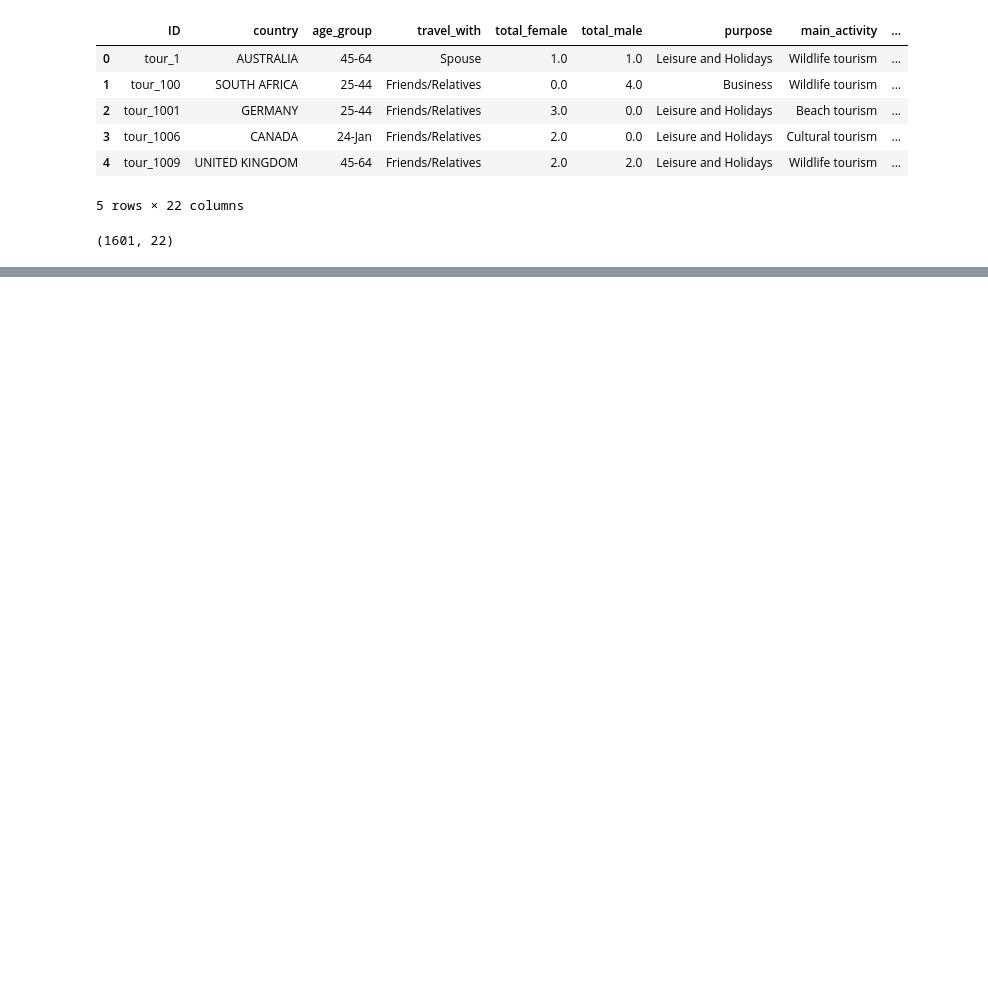
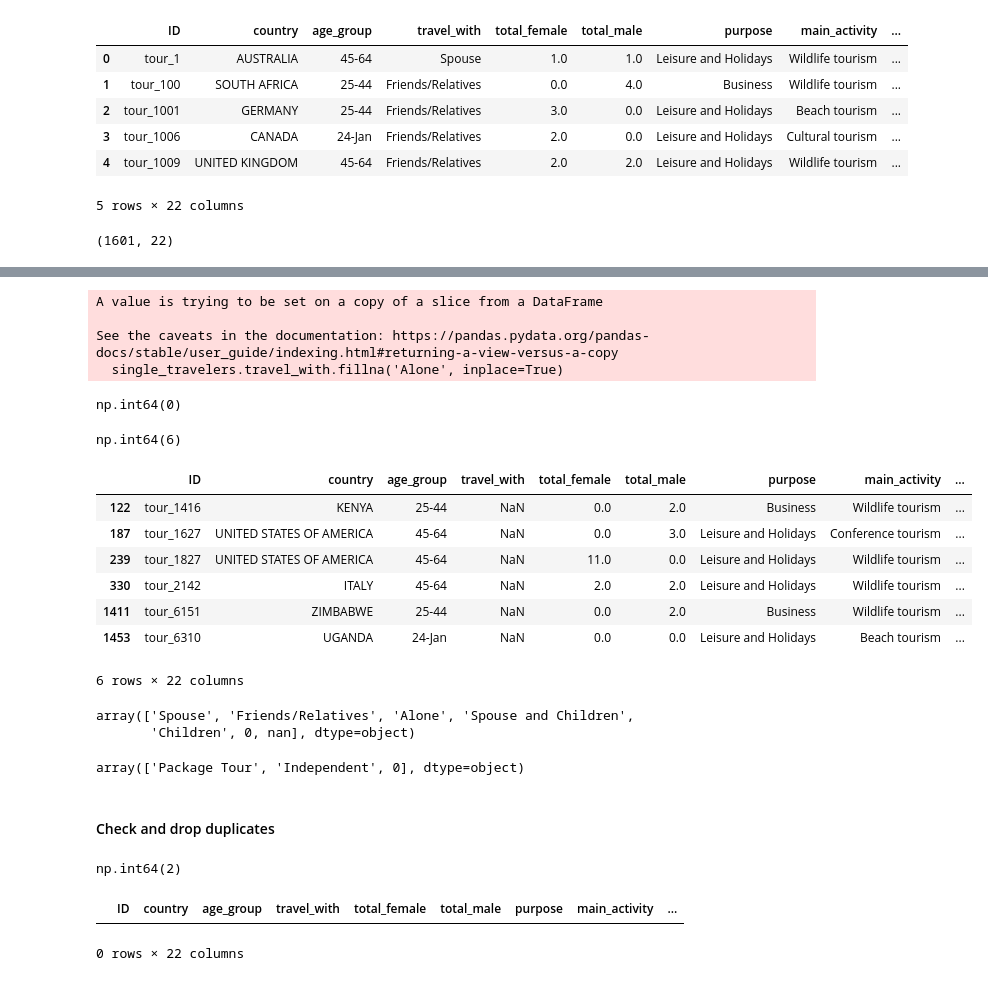
Before and after one commit to normanmunge/tanzania-tourism-eda, a Jupyter notebook: tanzanian-analysis-eda.ipynb, the cells around one changed output, grey strips where cells are left out. Drawn from its saved outputs; the diff is of its cells as text; code cells hidden in the pictures; blank space fills up the shorter version.

```diff
--- a/tanzanian-analysis-eda.ipynb
+++ b/tanzanian-analysis-eda.ipynb
@@ -18,0 +83,2 @@ tourists_df.shape
+# %%
+missing_travel_companions = tourists_df[tourists_df.travel_with.isnull()]
@@ -18,0 +89,50 @@ tourists_df.shape
+# %%
+single_travelers = missing_travel_companions[(missing_travel_companions.travel_with.isnull()) & (missing_travel_companions.total_female == 1) | (missing_travel_companions.total_male == 1)]
+# %%
+single_travelers.travel_with.fillna('Alone', inplace=True)
+# %% [output]
+A value is trying to be set on a copy of a slice from a DataFrame
+
+See the caveats in the documentation: https://pandas.pydata.org/pandas-docs/stable/user_guide/indexing.html#returning-a-view-versus-a-copy
+  single_travelers.travel_with.fillna('Alone', inplace=True)
+# %%
+single_travelers.travel_with.isnull().sum()
+# %% [output]
+np.int64(0)
+# %%
+tourists_df.travel_with.fillna(single_travelers.travel_with, inplace=True)
+# %%
+tourists_df.travel_with.isnull().sum()
+# %% [output]
+np.int64(6)
+# %%
+tourists_df[tourists_df.travel_with.isnull()]
+# %% [output]
+|  | ID | country | age_group | travel_with | total_female | total_male | purpose | main_activity | ... |
+| 122 | tour_1416 | KENYA | 25-44 | NaN | 0.0 | 2.0 | Business | Wildlife tourism | ... |
+| 187 | tour_1627 | UNITED STATES OF AMERICA | 45-64 | NaN | 0.0 | 3.0 | Leisure and Holidays | Conference tourism | ... |
+| 239 | tour_1827 | UNITED STATES OF AMERICA | 45-64 | NaN | 11.0 | 0.0 | Leisure and Holidays | Wildlife tourism | ... |
+| 330 | tour_2142 | ITALY | 45-64 | NaN | 2.0 | 2.0 | Leisure and Holidays | Wildlife tourism | ... |
+| 1411 | tour_6151 | ZIMBABWE | 25-44 | NaN | 0.0 | 2.0 | Business | Wildlife tourism | ... |
+| 1453 | tour_6310 | UGANDA | 24-Jan | NaN | 0.0 | 0.0 | Leisure and Holidays | Beach tourism | ... |
+6 rows × 22 columns
+# %%
+tourists_df.travel_with.unique()
+# %% [output]
+array(['Spouse', 'Friends/Relatives', 'Alone', 'Spouse and Children',
+       'Children', 0, nan], dtype=object)
+# %%
+tourists_df.tour_arrangement.unique()
+# %% [output]
+array(['Package Tour', 'Independent', 0], dtype=object)
+# %% [markdown]
+#### Check and drop duplicates
+# %%
+tourists_df.duplicated().sum()
+# %% [output]
+np.int64(2)
+# %%
+tourists_df.drop(tourists_df.duplicated().index)
+# %% [output]
+|  | ID | country | age_group | travel_with | total_female | total_male | purpose | main_activity | ... |
+0 rows × 22 columns
```
Also changed, not shown: parts of 9 cells of this notebook.
